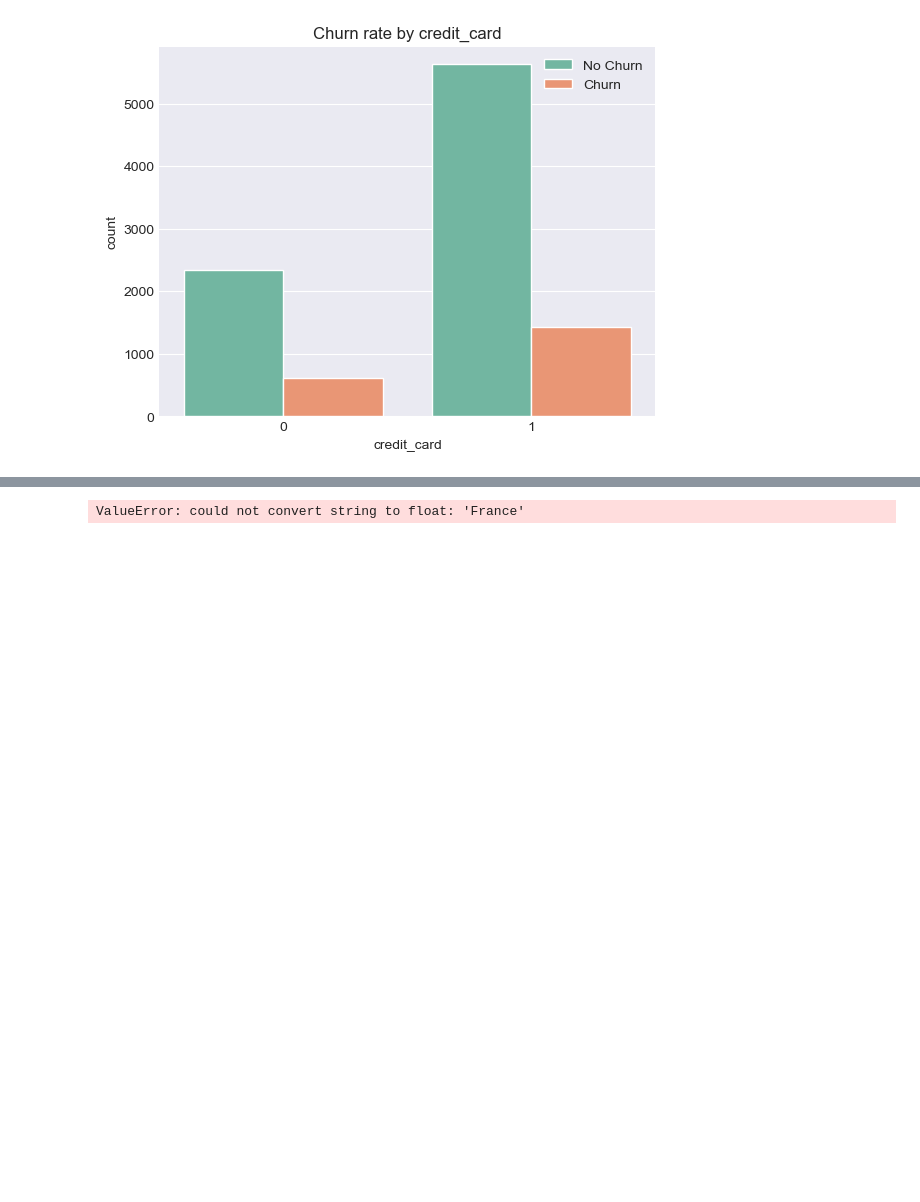
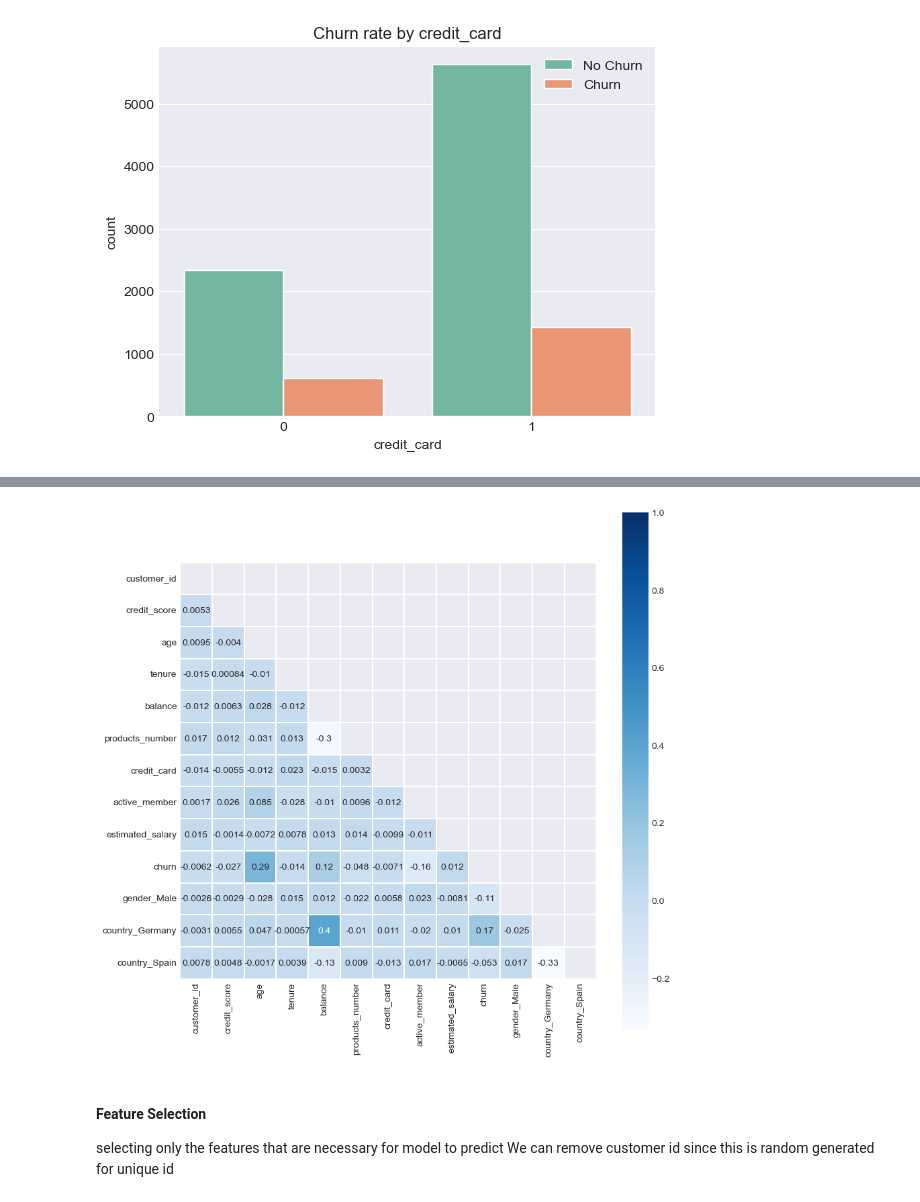
Before and after one commit to vignesh-kannaa/ml-Churn-Prediction, a Jupyter notebook: notebook/EDA.ipynb, the cells around one changed output, grey strips where cells are left out. Cells and saved outputs as stored; diff of their text form; code cells hidden in the pictures; blank space fills up the shorter version.

```diff
--- a/notebook/EDA.ipynb
+++ b/notebook/EDA.ipynb
@@ -200,0 +211,3 @@ hyperparameter tuning
+# %%
+df = pd.get_dummies(df, columns=["gender", "country"], drop_first=True)
+df.sample(5)
@@ -201,14 +221,20 @@ hyperparameter tuning
 # %%
 # finding the correlation between the features
 corr = df.astype(float).corr()
+fig = plt.figure(figsize=(10, 10))
 sns.heatmap(corr,
             linewidths=0.1,
             vmax=1.0,
             square=True,
             linecolor='white',
             annot=True,
             cmap="Blues",
             mask=np.triu(corr))
 plt.show()
 # %% [output]
-ValueError: could not convert string to float: 'France'
+[figure, added]
+# %% [markdown]
+#### Feature Selection
+
+selecting only the features that are necessary for model to predict
+We can remove customer id since this is random generated for unique id
```
Also changed, not shown: parts of 21 cells of this notebook.
